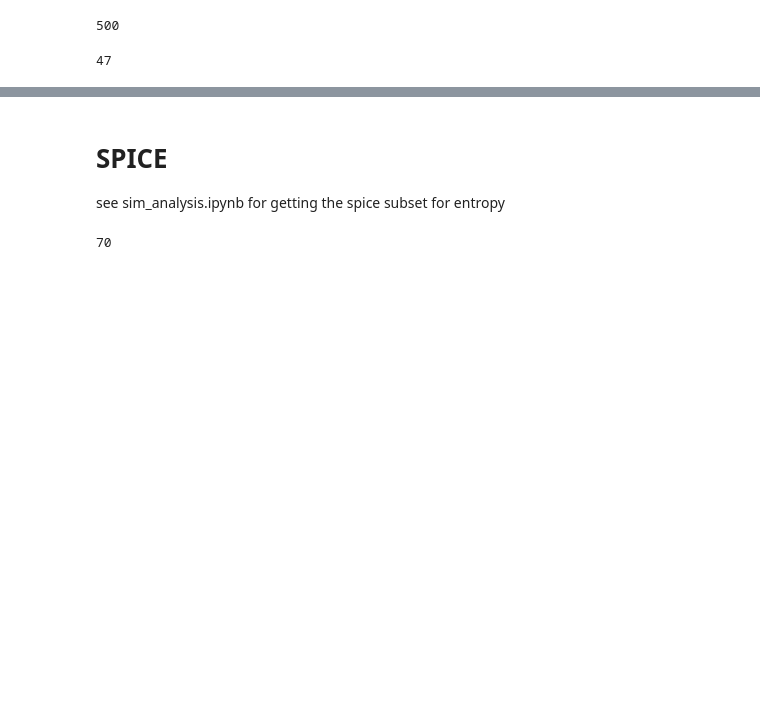
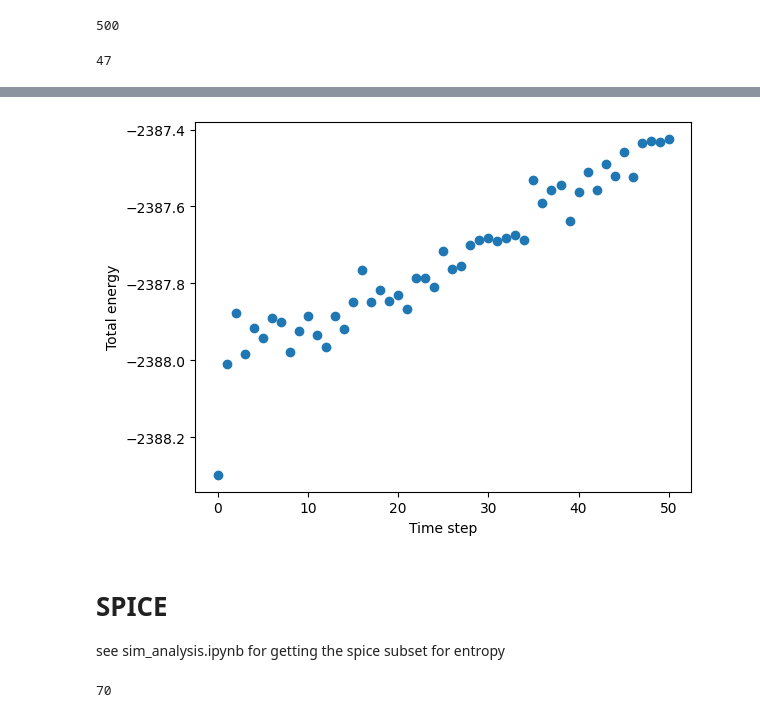
Before and after one commit to christine-zhang1/quests, a Jupyter notebook: compute_entropy_plots.ipynb, the cells around one changed output, grey strips where cells are left out. Cells and saved outputs as stored; diff of their text form; code cells hidden in the pictures; blank space fills up the shorter version.

```diff
--- a/compute_entropy_plots.ipynb
+++ b/compute_entropy_plots.ipynb
@@ -576,3 +657,20 @@ Indices for eqV2(OMat) where curr_energy_cons > 100: [14]
+# %%
+dir_name = f"../mlip-arena/simulations/CHGNet_MPTrj_sims_supercell_1000K"
+files = sorted(os.listdir(dir_name))
+atoms = files[42]
+
+traj = read(os.path.join(dir_name, atoms), index=":")
+
+# generate a plot of the atoms total energy along the trajectory
+plt.scatter(np.arange(len(traj)), [traj[i].get_total_energy() for i in range(len(traj))])
+plt.xlabel("Time step")
+plt.ylabel("Total energy")
+plt.show()
+
+
+# print(traj[-1].get_total_energy() - traj[0].get_total_energy())
+# %% [output]
+[figure, added]
 # %% [markdown]
 # SPICE
 see sim_analysis.ipynb for getting the spice subset for entropy
```
Also changed, not shown: parts of 76 cells of this notebook, 17 other files.
